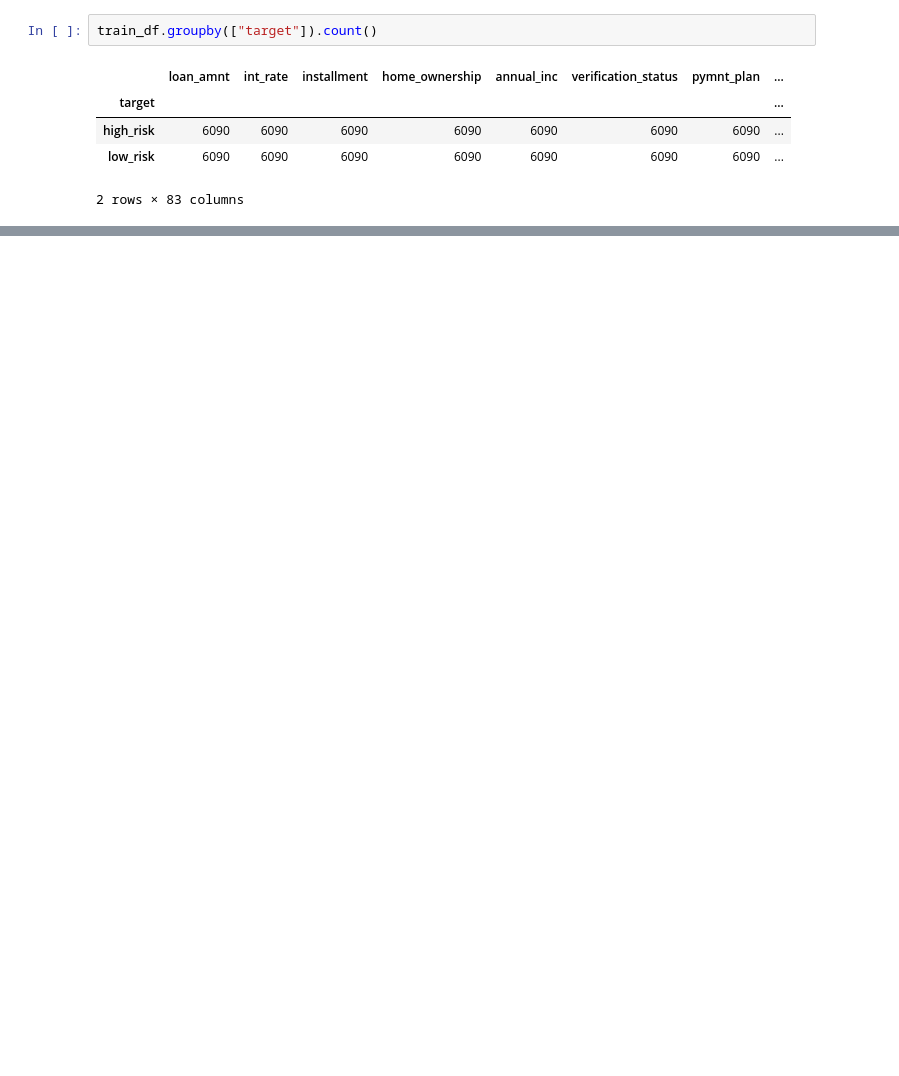
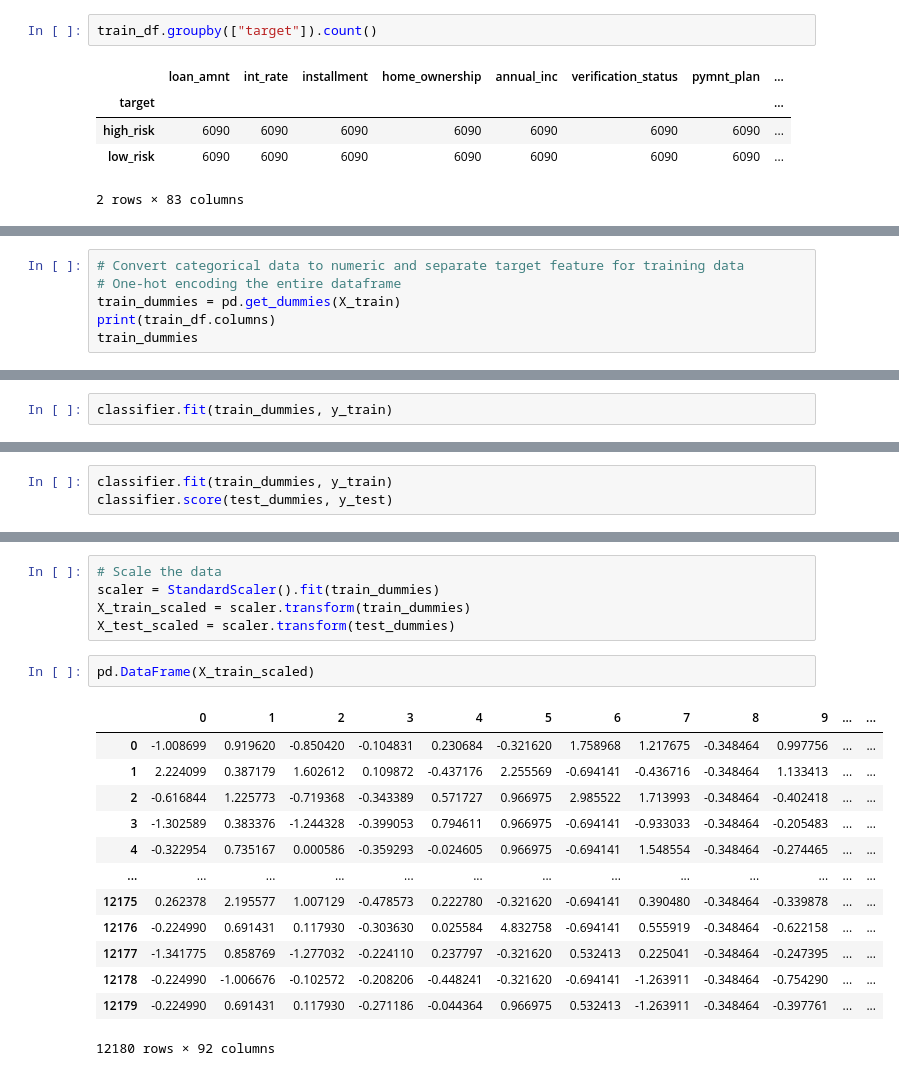
Before and after one commit to norojordan/supervised-machine-learning-challenge, a Jupyter notebook: Credit Risk Evaluator.ipynb, the cells around one changed output, grey strips where cells are left out. Cells and saved outputs as stored; diff of their text form; blank space fills up the shorter version.

```diff
--- a/Credit Risk Evaluator.ipynb
+++ b/Credit Risk Evaluator.ipynb
@@ -256,0 +90,6 @@ Testing Score: 0.7967159277504106
+# %%
+# Convert categorical data to numeric and separate target feature for training data
+# One-hot encoding the entire dataframe
+train_dummies = pd.get_dummies(X_train)
+print(train_df.columns)
+train_dummies
@@ -256,0 +207,2 @@ Testing Score: 0.7967159277504106
+# %%
+classifier.fit(train_dummies, y_train)
@@ -256,0 +218,3 @@ Testing Score: 0.7967159277504106
+# %%
+classifier.fit(train_dummies, y_train)
+classifier.score(test_dummies, y_test)
@@ -256,0 +245,21 @@ Testing Score: 0.7967159277504106
+# %%
+# Scale the data
+scaler = StandardScaler().fit(train_dummies)
+X_train_scaled = scaler.transform(train_dummies)
+X_test_scaled = scaler.transform(test_dummies)
+# %%
+pd.DataFrame(X_train_scaled)
+# %% [output]
+|  | 0 | 1 | 2 | 3 | 4 | 5 | 6 | 7 | 8 | 9 | ... | ... |
+| 0 | -1.008699 | 0.919620 | -0.850420 | -0.104831 | 0.230684 | -0.321620 | 1.758968 | 1.217675 | -0.348464 | 0.997756 | ... | ... |
+| 1 | 2.224099 | 0.387179 | 1.602612 | 0.109872 | -0.437176 | 2.255569 | -0.694141 | -0.436716 | -0.348464 | 1.133413 | ... | ... |
+| 2 | -0.616844 | 1.225773 | -0.719368 | -0.343389 | 0.571727 | 0.966975 | 2.985522 | 1.713993 | -0.348464 | -0.402418 | ... | ... |
+| 3 | -1.302589 | 0.383376 | -1.244328 | -0.399053 | 0.794611 | 0.966975 | -0.694141 | -0.933033 | -0.348464 | -0.205483 | ... | ... |
+| 4 | -0.322954 | 0.735167 | 0.000586 | -0.359293 | -0.024605 | 0.966975 | -0.694141 | 1.548554 | -0.348464 | -0.274465 | ... | ... |
+| ... | ... | ... | ... | ... | ... | ... | ... | ... | ... | ... | ... | ... |
+| 12175 | 0.262378 | 2.195577 | 1.007129 | -0.478573 | 0.222780 | -0.321620 | -0.694141 | 0.390480 | -0.348464 | -0.339878 | ... | ... |
+| 12176 | -0.224990 | 0.691431 | 0.117930 | -0.303630 | 0.025584 | 4.832758 | -0.694141 | 0.555919 | -0.348464 | -0.622158 | ... | ... |
+| 12177 | -1.341775 | 0.858769 | -1.277032 | -0.224110 | 0.237797 | -0.321620 | 0.532413 | 0.225041 | -0.348464 | -0.247395 | ... | ... |
+| 12178 | -0.224990 | -1.006676 | -0.102572 | -0.208206 | -0.448241 | -0.321620 | -0.694141 | -1.263911 | -0.348464 | -0.754290 | ... | ... |
+| 12179 | -0.224990 | 0.691431 | 0.117930 | -0.271186 | -0.044364 | 0.966975 | 0.532413 | -1.263911 | -0.348464 | -0.397761 | ... | ... |
+12180 rows × 92 columns
```
Also changed, not shown: parts of 35 cells of this notebook.
